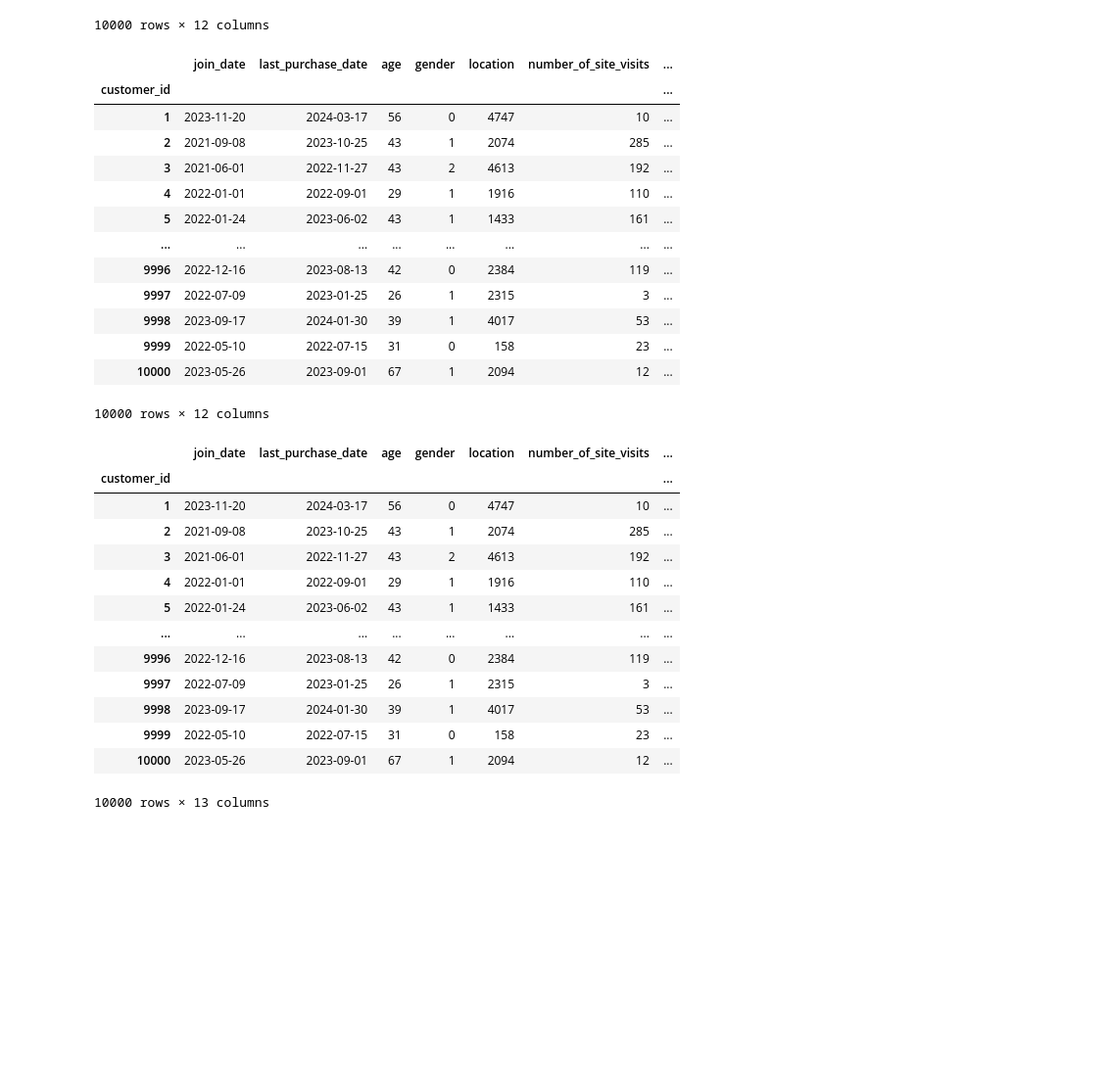
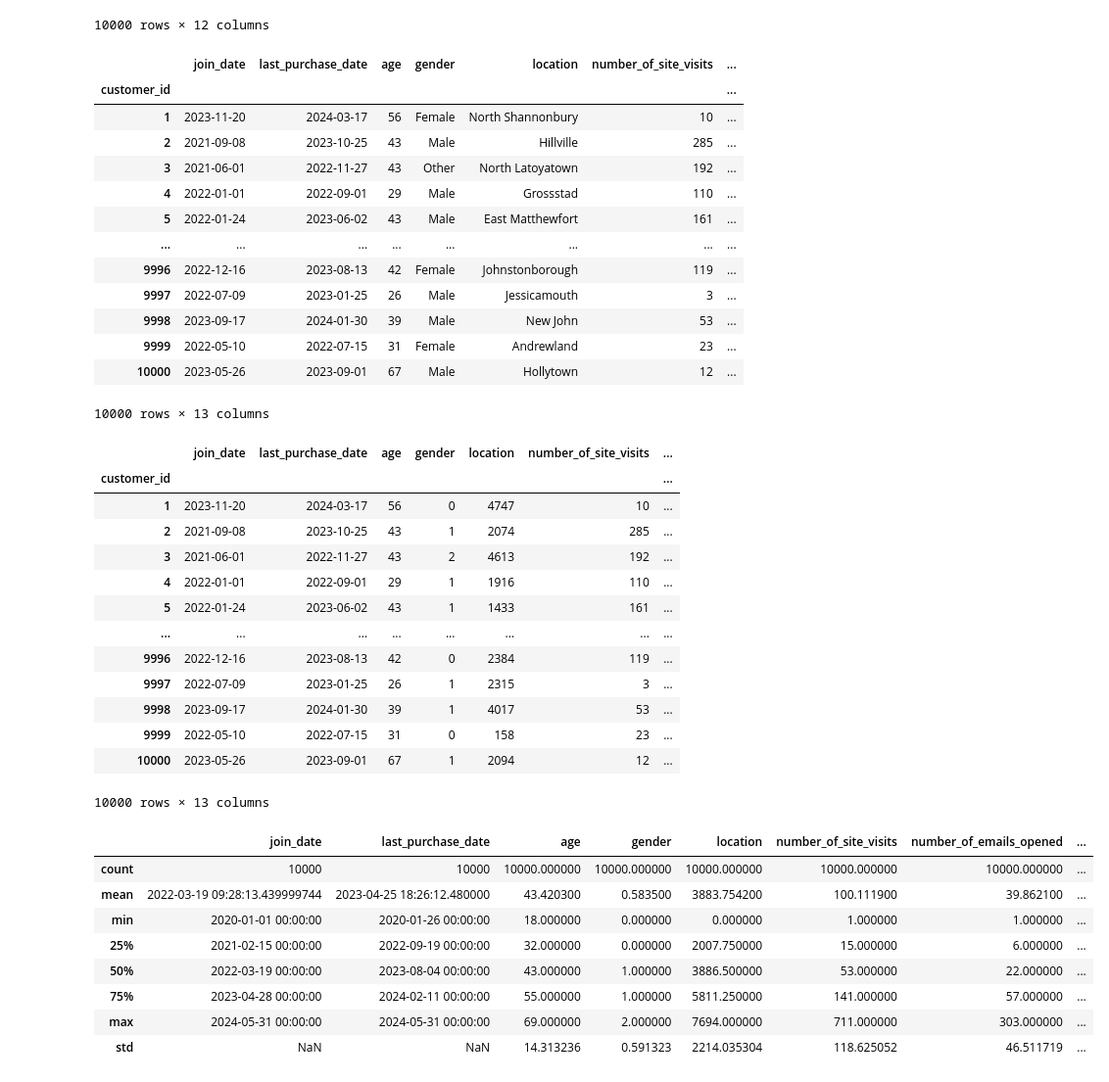
Before and after one commit to qmdismnp/Schulich_DS_MBAN, a Jupyter notebook: assignment 2.ipynb, the cells around one changed output. Shown: that part at 98% size. Drawn from its saved outputs; the diff is of its cells as text; code cells hidden in the pictures; blank space fills up the shorter version.

```diff
--- a/assignment 2.ipynb
+++ b/assignment 2.ipynb
@@ -146,11 +146,3 @@ marketing.head()
 | 2 | 3 | 1 | No | Free Shipping | 2024-03-05 |
 | 3 | 4 | 1 | Yes | Buy One Get One | 2024-01-10 |
 | 4 | 5 | 2 | Yes | Free Shipping | 2022-07-08 |
-# %%
-from sklearn.preprocessing import StandardScaler,LabelEncoder
-
-#label encode categorical data
-le = LabelEncoder()
-marketing['promotion_type']=le.fit_transform(marketing['promotion_type'])
-marketing
-# 0 = Buy one get one, 1 = Discount, 2 = Free shipping
@@ -310,7 +288,7 @@ joint_data_no
 Feature engineering
 # %%
 #create a new column named 'average_purchase_value'
-joint_data_yes['average_purchase_value'] = joint_data_yes['transaction_amount']/joint_data_yes['transaction_id']
+joint_data_yes['average_purchase_value_per_transaction'] = joint_data_yes['transaction_amount']/joint_data_yes['transaction_id']
 joint_data_yes
 # %% [output]
 |  | join_date | last_purchase_date | age | gender | location | number_of_site_visits | ... |
@@ -327,6 +305,27 @@ joint_data_yes
 | 9999 | 2022-05-10 | 2022-07-15 | 31 | Female | Andrewland | 23 | ... |
 | 10000 | 2023-05-26 | 2023-09-01 | 67 | Male | Hollytown | 12 | ... |
 10000 rows × 12 columns
+# %%
+#Customer Lifetime Value = (Customer Value * Average Customer Lifespan)
+#create column 'customer_lifespan' in years
+joint_data_yes['customer_lifetime'] = joint_data_yes['last_purchase_date'] - joint_data_yes['join_date']
+joint_data_yes['customer_lifetime'] = joint_data_yes['customer_lifetime']/pd.Timedelta('365 days')
+joint_data_yes
+# %% [output]
+|  | join_date | last_purchase_date | age | gender | location | number_of_site_visits | ... |
+| customer_id |  |  |  |  |  |  | ... |
+| 1 | 2023-11-20 | 2024-03-17 | 56 | Female | North Shannonbury | 10 | ... |
+| 2 | 2021-09-08 | 2023-10-25 | 43 | Male | Hillville | 285 | ... |
+| 3 | 2021-06-01 | 2022-11-27 | 43 | Other | North Latoyatown | 192 | ... |
+| 4 | 2022-01-01 | 2022-09-01 | 29 | Male | Grossstad | 110 | ... |
+| 5 | 2022-01-24 | 2023-06-02 | 43 | Male | East Matthewfort | 161 | ... |
+| ... | ... | ... | ... | ... | ... | ... | ... |
+| 9996 | 2022-12-16 | 2023-08-13 | 42 | Female | Johnstonborough | 119 | ... |
+| 9997 | 2022-07-09 | 2023-01-25 | 26 | Male | Jessicamouth | 3 | ... |
+| 9998 | 2023-09-17 | 2024-01-30 | 39 | Male | New John | 53 | ... |
+| 9999 | 2022-05-10 | 2022-07-15 | 31 | Female | Andrewland | 23 | ... |
+| 10000 | 2023-05-26 | 2023-09-01 | 67 | Male | Hollytown | 12 | ... |
+10000 rows × 13 columns
 # %%
 from sklearn.preprocessing import StandardScaler,LabelEncoder
 
@@ -349,24 +348,4 @@ joint_data_yes
 | 9998 | 2023-09-17 | 2024-01-30 | 39 | 1 | 4017 | 53 | ... |
 | 9999 | 2022-05-10 | 2022-07-15 | 31 | 0 | 158 | 23 | ... |
 | 10000 | 2023-05-26 | 2023-09-01 | 67 | 1 | 2094 | 12 | ... |
-10000 rows × 12 columns
+10000 rows × 13 columns
-# %%
-#Customer Lifetime Value = (Customer Value * Average Customer Lifespan)
-#create column 'customer_lifespan'
-joint_data_yes['customer_lifespan'] = joint_data_yes['last_purchase_date'] - joint_data_yes['join_date']
-joint_data_yes
-# %% [output]
-|  | join_date | last_purchase_date | age | gender | location | number_of_site_visits | ... |
-| customer_id |  |  |  |  |  |  | ... |
-| 1 | 2023-11-20 | 2024-03-17 | 56 | 0 | 4747 | 10 | ... |
-| 2 | 2021-09-08 | 2023-10-25 | 43 | 1 | 2074 | 285 | ... |
-| 3 | 2021-06-01 | 2022-11-27 | 43 | 2 | 4613 | 192 | ... |
-| 4 | 2022-01-01 | 2022-09-01 | 29 | 1 | 1916 | 110 | ... |
-| 5 | 2022-01-24 | 2023-06-02 | 43 | 1 | 1433 | 161 | ... |
-| ... | ... | ... | ... | ... | ... | ... | ... |
-| 9996 | 2022-12-16 | 2023-08-13 | 42 | 0 | 2384 | 119 | ... |
-| 9997 | 2022-07-09 | 2023-01-25 | 26 | 1 | 2315 | 3 | ... |
-| 9998 | 2023-09-17 | 2024-01-30 | 39 | 1 | 4017 | 53 | ... |
-| 9999 | 2022-05-10 | 2022-07-15 | 31 | 0 | 158 | 23 | ... |
-| 10000 | 2023-05-26 | 2023-09-01 | 67 | 1 | 2094 | 12 | ... |
-10000 rows × 13 columns
@@ -374,0 +352,12 @@ def
+# %%
+joint_data_yes.describe()
+# %% [output]
+|  | join_date | last_purchase_date | age | gender | location | number_of_site_visits | number_of_emails_opened | ... |
+| count | 10000 | 10000 | 10000.000000 | 10000.000000 | 10000.000000 | 10000.000000 | 10000.000000 | ... |
+| mean | 2022-03-19 09:28:13.439999744 | 2023-04-25 18:26:12.480000 | 43.420300 | 0.583500 | 3883.754200 | 100.111900 | 39.862100 | ... |
+| min | 2020-01-01 00:00:00 | 2020-01-26 00:00:00 | 18.000000 | 0.000000 | 0.000000 | 1.000000 | 1.000000 | ... |
+| 25% | 2021-02-15 00:00:00 | 2022-09-19 00:00:00 | 32.000000 | 0.000000 | 2007.750000 | 15.000000 | 6.000000 | ... |
+| 50% | 2022-03-19 00:00:00 | 2023-08-04 00:00:00 | 43.000000 | 1.000000 | 3886.500000 | 53.000000 | 22.000000 | ... |
+| 75% | 2023-04-28 00:00:00 | 2024-02-11 00:00:00 | 55.000000 | 1.000000 | 5811.250000 | 141.000000 | 57.000000 | ... |
+| max | 2024-05-31 00:00:00 | 2024-05-31 00:00:00 | 69.000000 | 2.000000 | 7694.000000 | 711.000000 | 303.000000 | ... |
+| std | NaN | NaN | 14.313236 | 0.591323 | 2214.035304 | 118.625052 | 46.511719 | ... |
```
Also changed, not shown: parts of 14 cells of this notebook.
